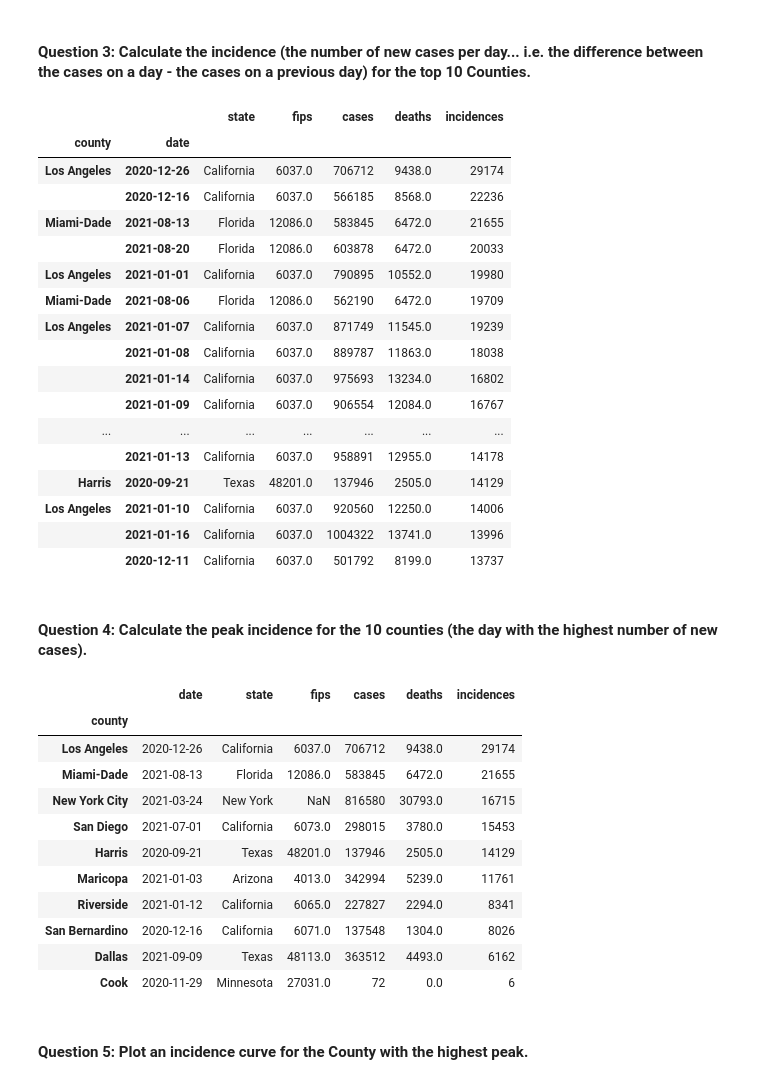
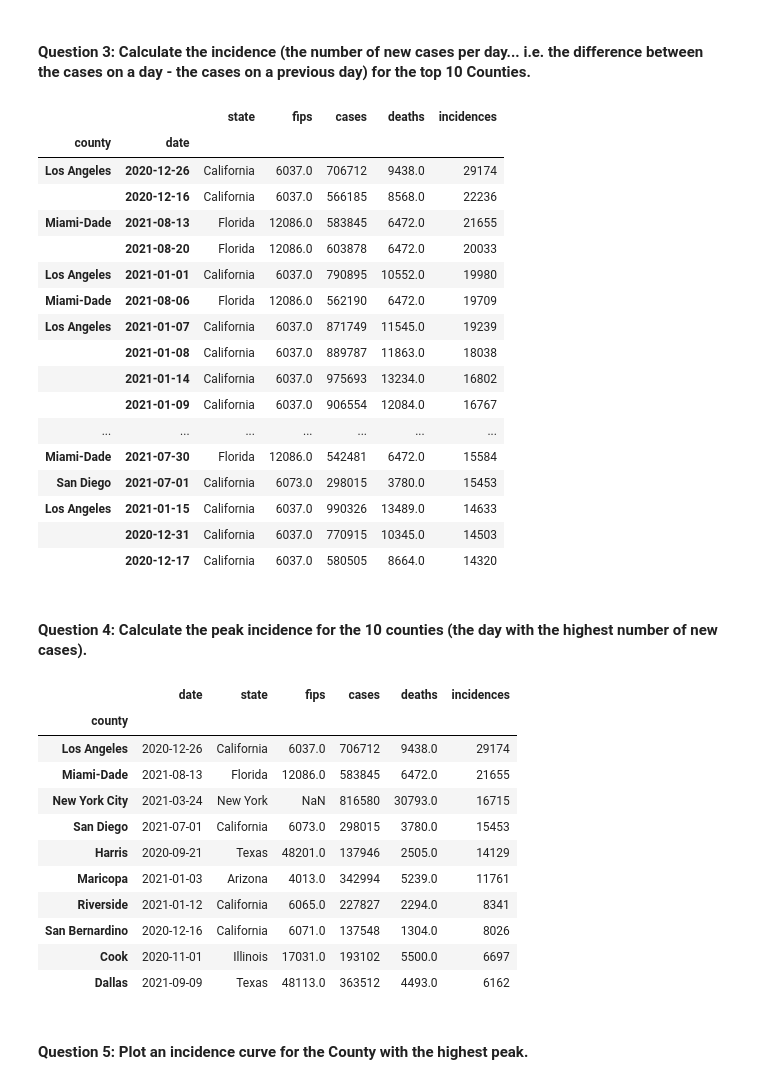
Before and after one commit to CMU-MS-DAS-Modern-Programming-Mini/ClassAssignmentNo4, a Jupyter notebook: US County Data - pandas.ipynb, the cells around one changed output. Saved outputs shown, nothing was run; the diff lists cells and outputs as text; code cells hidden in the pictures.

```diff
--- a/US County Data - pandas.ipynb
+++ b/US County Data - pandas.ipynb
@@ -28,7 +28,7 @@ df['date'] = pd.to_datetime(df['date'])
 # %% [markdown]
 #### Question 1: Produce a DataFrame that contains only the data for the top 10 Counties by total number of cases
 # %%
-dfctop = df[['date','county','state','cases','deaths']].groupby('county').max()
+dfctop = df[['date','county','state','cases','deaths']].groupby(['county', 'state']).max()
 dfctop = dfctop.sort_values("cases", axis=0, ascending=False)
 dfctop = dfctop.reset_index()
 dfctop = dfctop.head(10)
@@ -84,28 +84,29 @@ incdf = incdf.set_index(['county','date'])
 incdf['incidences'] = incdf.apply(lambda x: calc_incidences(x,incdf),axis=1)
 # %%
 dfinctop = incdf.sort_values("incidences", axis = 0, ascending =False)
-dfinctop.head(25)
+
+dfinctop.head(20)
 
 #Incidences have now been calculated only in the top ten counties
 # %% [output]
 |  |  | state | fips | cases | deaths | incidences |
 | county | date |  |  |  |  |  |
 | Los Angeles | 2020-12-26 | California | 6037.0 | 706712 | 9438.0 | 29174 |
 |  | 2020-12-16 | California | 6037.0 | 566185 | 8568.0 | 22236 |
 | Miami-Dade | 2021-08-13 | Florida | 12086.0 | 583845 | 6472.0 | 21655 |
 |  | 2021-08-20 | Florida | 12086.0 | 603878 | 6472.0 | 20033 |
 | Los Angeles | 2021-01-01 | California | 6037.0 | 790895 | 10552.0 | 19980 |
 | Miami-Dade | 2021-08-06 | Florida | 12086.0 | 562190 | 6472.0 | 19709 |
 | Los Angeles | 2021-01-07 | California | 6037.0 | 871749 | 11545.0 | 19239 |
 |  | 2021-01-08 | California | 6037.0 | 889787 | 11863.0 | 18038 |
 |  | 2021-01-14 | California | 6037.0 | 975693 | 13234.0 | 16802 |
 |  | 2021-01-09 | California | 6037.0 | 906554 | 12084.0 | 16767 |
 | ... | ... | ... | ... | ... | ... | ... |
-|  | 2021-01-13 | California | 6037.0 | 958891 | 12955.0 | 14178 |
-| Harris | 2020-09-21 | Texas | 48201.0 | 137946 | 2505.0 | 14129 |
-| Los Angeles | 2021-01-10 | California | 6037.0 | 920560 | 12250.0 | 14006 |
-|  | 2021-01-16 | California | 6037.0 | 1004322 | 13741.0 | 13996 |
-|  | 2020-12-11 | California | 6037.0 | 501792 | 8199.0 | 13737 |
+| Miami-Dade | 2021-07-30 | Florida | 12086.0 | 542481 | 6472.0 | 15584 |
+| San Diego | 2021-07-01 | California | 6073.0 | 298015 | 3780.0 | 15453 |
+| Los Angeles | 2021-01-15 | California | 6037.0 | 990326 | 13489.0 | 14633 |
+|  | 2020-12-31 | California | 6037.0 | 770915 | 10345.0 | 14503 |
+|  | 2020-12-17 | California | 6037.0 | 580505 | 8664.0 | 14320 |
 # %% [markdown]
 #### Question 4: Calculate the peak incidence for the 10 counties (the day with the highest number of new cases).
 # %%
@@ -129,8 +130,8 @@ peaks_dftop
 | Maricopa | 2021-01-03 | Arizona | 4013.0 | 342994 | 5239.0 | 11761 |
 | Riverside | 2021-01-12 | California | 6065.0 | 227827 | 2294.0 | 8341 |
 | San Bernardino | 2020-12-16 | California | 6071.0 | 137548 | 1304.0 | 8026 |
+| Cook | 2020-11-01 | Illinois | 17031.0 | 193102 | 5500.0 | 6697 |
 | Dallas | 2021-09-09 | Texas | 48113.0 | 363512 | 4493.0 | 6162 |
-| Cook | 2020-11-29 | Minnesota | 27031.0 | 72 | 0.0 | 6 |
 # %% [markdown]
 #### Question 5: Plot an incidence curve for the County with the highest peak.
 # %%
```
Also changed, not shown: parts of 2 cells of this notebook.
